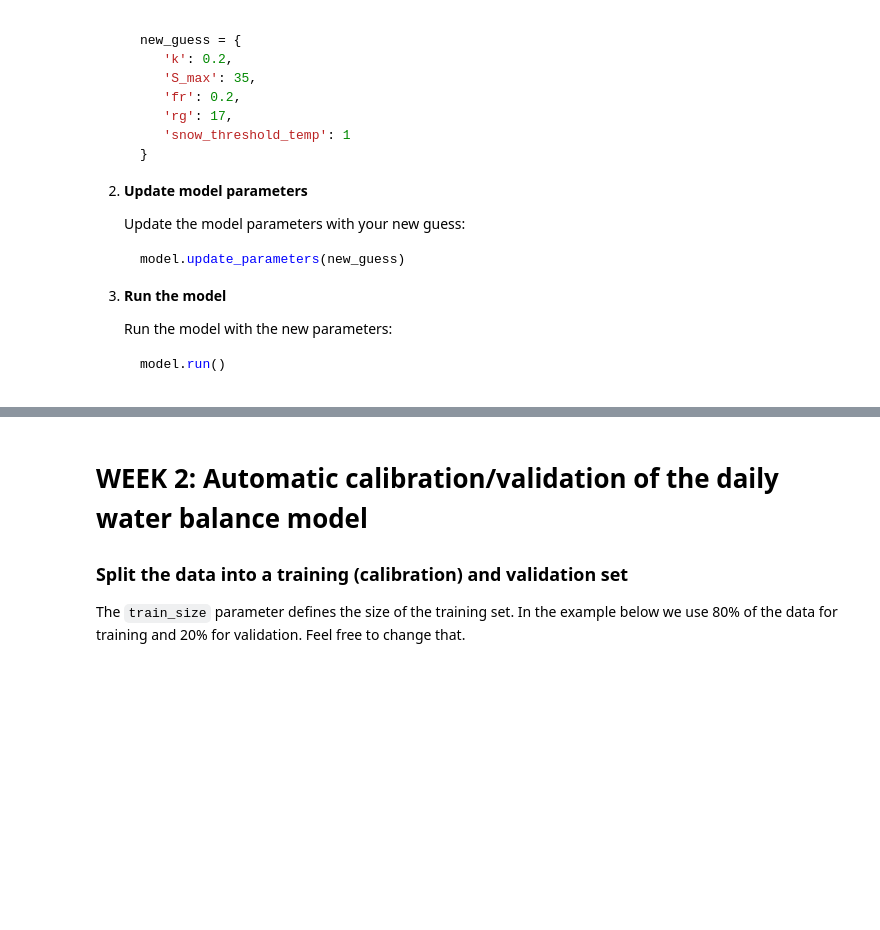
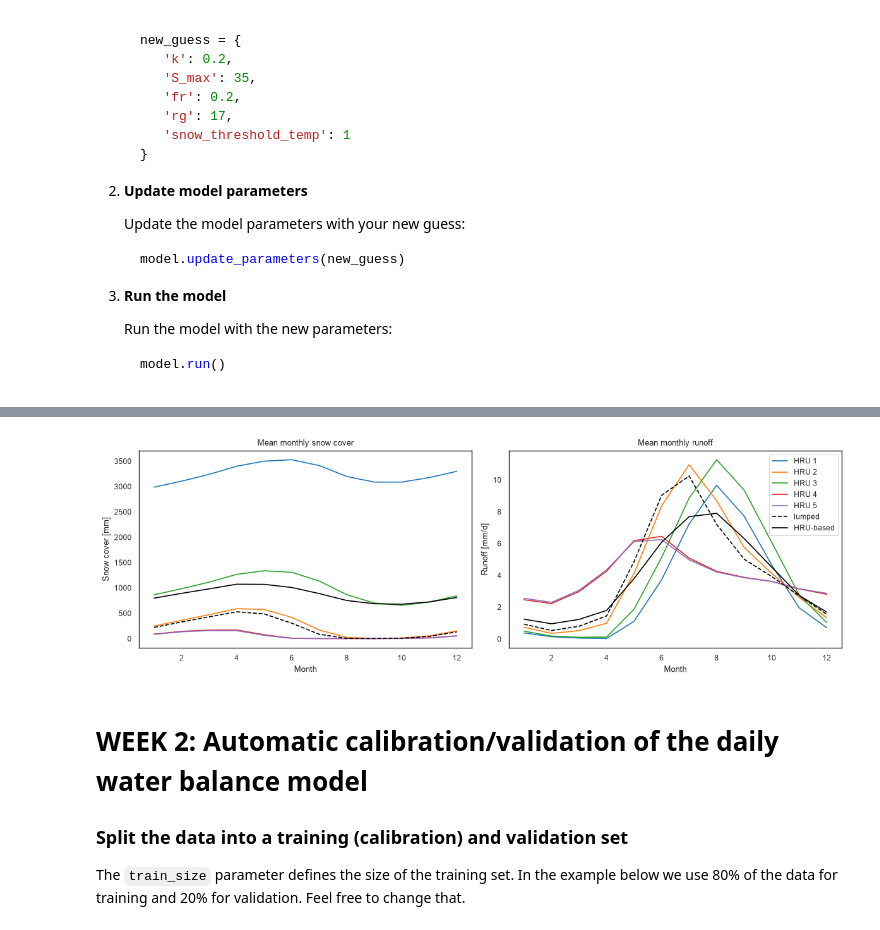
Before and after one commit to Uemac001/watershed_ex2, a Jupyter notebook: gsteig_run.ipynb, the cells around one changed output, grey strips where cells are left out. Saved outputs shown, nothing was run; the diff lists cells and outputs as text; code cells hidden in the pictures; blank space fills up the shorter version.

```diff
--- a/gsteig_run.ipynb
+++ b/gsteig_run.ipynb
@@ -332,3 +422,23 @@ Iteratively change the model parameters until you find a visually good fit. Inve
+# %%
+import matplotlib.pyplot as plt
+
+# Elevation effect: mean annual cycle of snow cover and runoff for each HRU
+fig, axes = plt.subplots(1, 2, figsize=(12, 4))
+for hru_id, results in hru_results.items():
+    monthly = results.groupby(results.index.month).mean()
+    axes[0].plot(monthly.index, monthly["Snow_accum"], label=f"HRU {hru_id}")
+    axes[1].plot(monthly.index, monthly["Total_Runoff"], label=f"HRU {hru_id}")
+for results, label in [(lumped_run_results, "lumped"), (hru_run_results, "HRU-based")]:
+    monthly = results.groupby(results.index.month).mean()
+    axes[0].plot(monthly.index, monthly["Snow_accum"], "k--" if label == "lumped" else "k-", label=label)
+    axes[1].plot(monthly.index, monthly["Total_Runoff"], "k--" if label == "lumped" else "k-", label=label)
+axes[0].set(xlabel="Month", ylabel="Snow cover [mm]", title="Mean monthly snow cover")
+axes[1].set(xlabel="Month", ylabel="Runoff [mm/d]", title="Mean monthly runoff")
+axes[1].legend()
+plt.tight_layout()
+plt.show()
+# %% [output]
+[figure, added]
 # %% [markdown]
 # WEEK 2: Automatic calibration/validation of the daily water balance model
 
```
Also changed, not shown: parts of 5 cells of this notebook.
